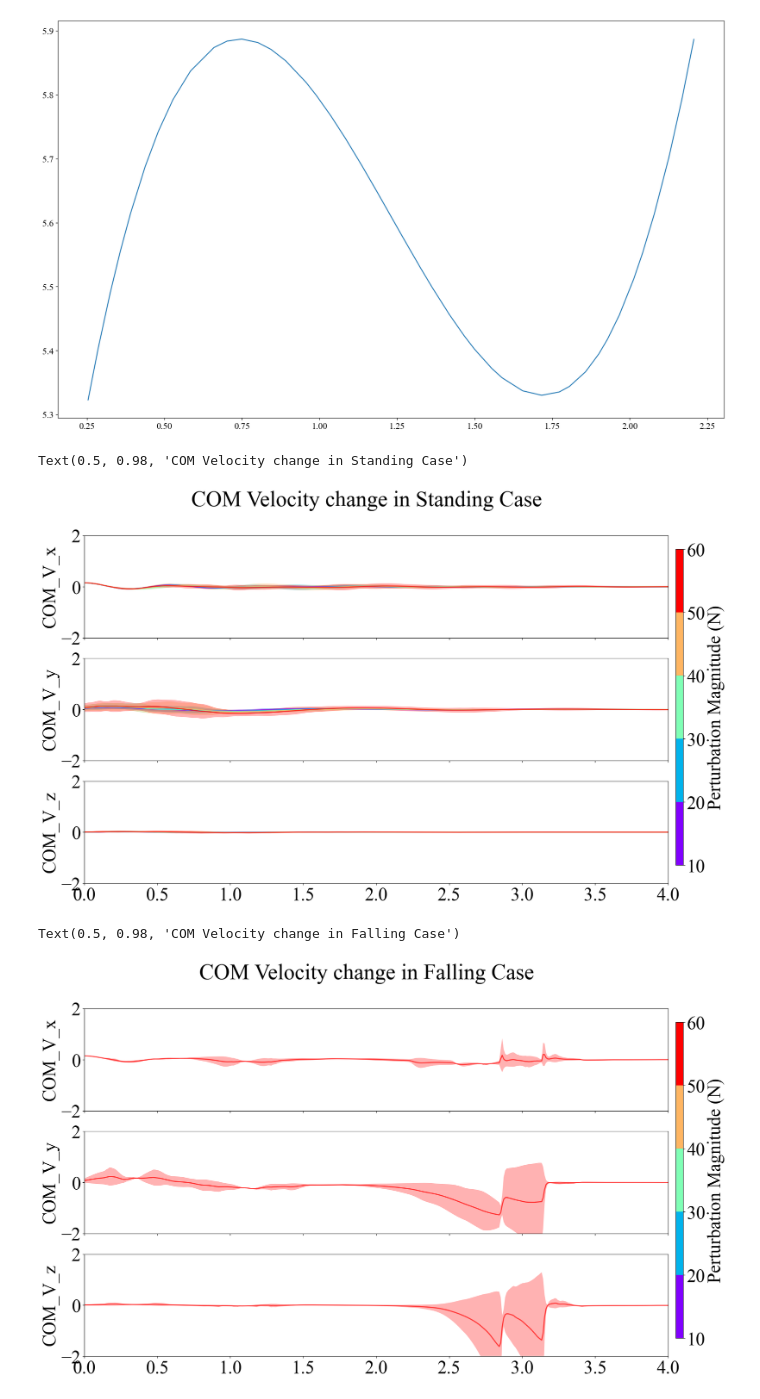
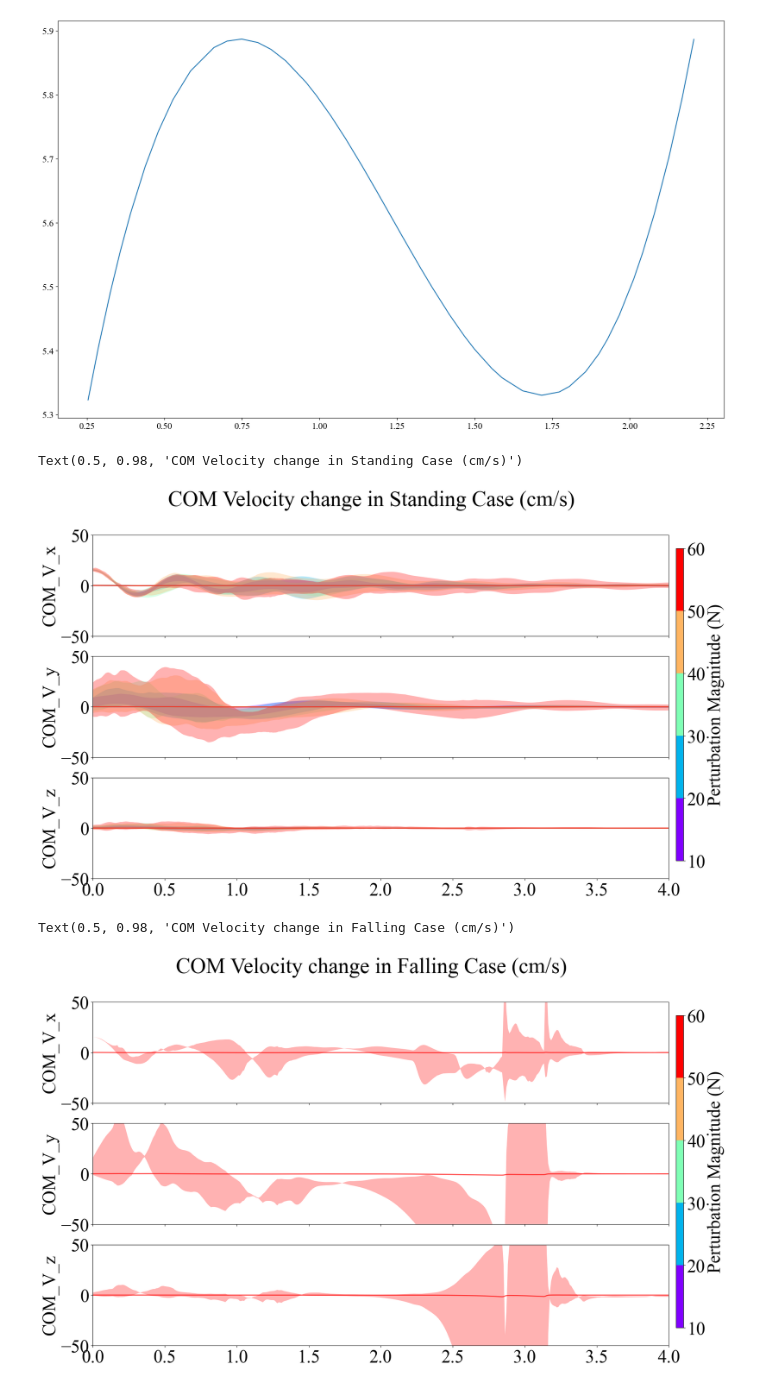
Before and after one commit to cherylwang20/MyoLeg_Sarcopenia, a Jupyter notebook: plotting_results.ipynb, the cells around one changed output. Drawn from its saved outputs; the diff is of its cells as text; code cells hidden in the pictures.

```diff
--- a/plotting_results.ipynb
+++ b/plotting_results.ipynb
@@ -37,7 +37,6 @@ bins = [ 10, 20, 30, 40, 50, 60]
 # %%
 AP_pert = []
 AP_pert_1, ML_pert_1= [], []#this is only used for the scatter stand/fall plot
-ML_pert = []
 stand = []
 fall = []
 pert_1_AP, pert_2_AP, pert_3_AP, pert_4_AP, pert_5_AP = [], [], [], [], []
@@ -46,8 +45,6 @@ for i in range(ep):
     file_path = pkl_path + name+f'_{i}.pkl'  # Replace with actual file paths
     data = load_pickle(file_path)
     height = data['bodyInfo']['height']
-    if 0 <= data['modelInfo']['perturbationMagnitude'] <= 10:
-        print(data['modelInfo']['perturbationMagnitude'])
     if height > 0.5:
         stand.append(data.copy())
     else:
@@ -57,3 +54,5 @@ for i in range(ep):
         AP_pert_1.append(data)
     else:
         ML_pert_1.append(data)
+
+print(len(stand))
@@ -263,8 +264,8 @@ for j in range(len(pert_AP)):
     if not l[j]:
         continue
     else:
-        mean = np.mean(l[j], axis = 0)
-        std = np.std(l[j], axis = 0)
+        mean = np.mean(l[j], axis = 0)*100
+        std = np.std(l[j], axis = 0)*100
         upper_x = mean[100:,0] + 2*std[100:,0]
         lower_x = mean[100:,0] - 2*std[100:,0]
         upper_y = mean[100:,1] + 2*std[100:,1]
@@ -289,11 +290,11 @@ cbar_ax = fig.add_axes([0.91, 0.15, 0.01, 0.7])
 cbar = plt.colorbar(sm, ticks=np.linspace(10, 60, 6), cax=cbar_ax)
 cbar.set_label('Perturbation Magnitude (N)')
 
-plt.setp(ax, xlim=[0, 4], ylim = [-2, 2])
-fig.suptitle('COM Velocity change in Standing Case')
+plt.setp(ax, xlim=[0, 4], ylim = [-50, 50])
+fig.suptitle('COM Velocity change in Standing Case (cm/s)')
 # %% [output]
-Text(0.5, 0.98, 'COM Velocity change in Standing Case')
+Text(0.5, 0.98, 'COM Velocity change in Standing Case (cm/s)')
-[figure, old version]
+[figure, new version]
 # %%
 pert_1_AP, pert_2_AP, pert_3_AP, pert_4_AP, pert_5_AP = [], [], [], [], []
 
@@ -333,39 +334,39 @@ for j in range(len(pert_AP)):
         l[j].append(k['bodyInfo']['com_v'])
         mean_pert.append(k["modelInfo"]["perturbationMagnitude"])
     if not l[j]:
         continue
     else:
-        mean = np.mean(l[j], axis = 0)
-        std = np.std(l[j], axis = 0)
+        mean = np.mean(l[j], axis = 0)*100
+        std = np.std(l[j], axis = 0)*100
         upper_x = mean[100:,0] + 2*std[100:,0]
         lower_x = mean[100:,0] - 2*std[100:,0]
         upper_y = mean[100:,1] + 2*std[100:,1]
         lower_y = mean[100:,1] - 2*std[100:,1]
         upper_z = mean[100:,2] + 2*std[100:,2]
         lower_z = mean[100:,2] - 2*std[100:,2]
         ax[0].set_ylabel(f'COM_V_x')
         ax[0].plot(x_time, np.mean(l[j], axis= 0)[100:,0], c = colormap(norm(np.mean(mean_pert))), alpha = 0.7, linewidth = 2)
         ax[0].fill_between(x_time, lower_x.flatten(), upper_x.flatten(), facecolor = colormap(norm(np.mean(mean_pert))), alpha = 0.3)
         ax[1].set_ylabel(f'COM_V_y')
         ax[1].plot(x_time, np.mean(l[j], axis= 0)[100:,1], c = colormap(norm(np.mean(mean_pert))), alpha = 0.7, linewidth = 2)
         ax[1].fill_between(x_time, lower_y.flatten(), upper_y.flatten(), facecolor = colormap(norm(np.mean(mean_pert))), alpha = 0.3)
         ax[2].set_ylabel(f'COM_V_z')
         ax[2].plot(x_time, np.mean(l[j], axis= 0)[100:,2], c = colormap(norm(np.mean(mean_pert))), alpha = 0.7, linewidth = 2)
         ax[2].fill_between(x_time, lower_z.flatten(), upper_z.flatten(), facecolor = colormap(norm(np.mean(mean_pert))), alpha = 0.3)
 
 sm = plt.cm.ScalarMappable(cmap=colormap, norm=norm)
 sm.set_array([])
 
 plt.subplots_adjust(right=0.9)
 cbar_ax = fig.add_axes([0.91, 0.15, 0.01, 0.7])
 cbar = plt.colorbar(sm, ticks=np.linspace(10, 60, 6), cax=cbar_ax)
 cbar.set_label('Perturbation Magnitude (N)')
 
-plt.setp(ax, xlim=[0, 4], ylim = [-2, 2])
-fig.suptitle('COM Velocity change in Falling Case')
+plt.setp(ax, xlim=[0, 4], ylim = [-50, 50])
+fig.suptitle('COM Velocity change in Falling Case (cm/s)')
 # %% [output]
-Text(0.5, 0.98, 'COM Velocity change in Falling Case')
+Text(0.5, 0.98, 'COM Velocity change in Falling Case (cm/s)')
-[figure, old version]
+[figure, new version]
 # %%
 fig, axes = plt.subplots(ncols=1, nrows=1, figsize = (12, 8))
 
```
Also changed, not shown: parts of 5 cells of this notebook, 57 other files.
